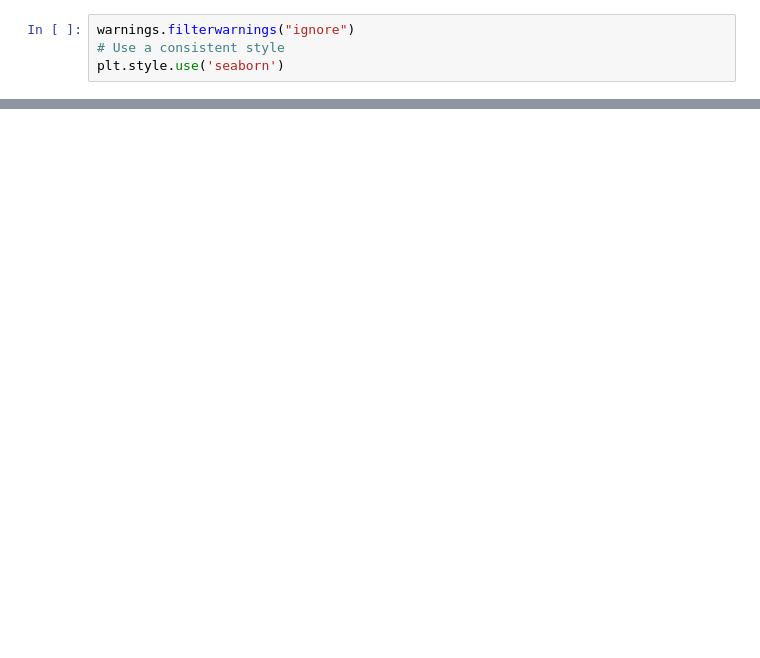
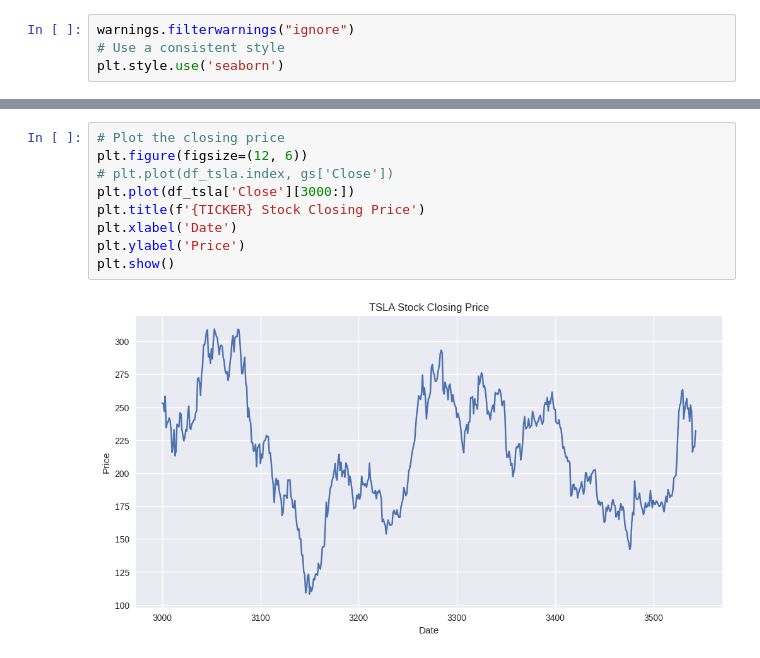
Before and after one commit to Foluwa/mscthesis, a Jupyter notebook: ARIMA_NOTEBOOK.ipynb, the cells around one changed output, grey strips where cells are left out. Drawn from its saved outputs; the diff is of its cells as text; blank space fills up the shorter version.

```diff
--- a/ARIMA_NOTEBOOK.ipynb
+++ b/ARIMA_NOTEBOOK.ipynb
@@ -415,0 +187,11 @@ adf_results, critical_values = stationarity_test(df['Close'])
+# %%
+# Plot the closing price
+plt.figure(figsize=(12, 6))
+# plt.plot(df_tsla.index, gs['Close'])
+plt.plot(df_tsla['Close'][3000:])
+plt.title(f'{TICKER} Stock Closing Price')
+plt.xlabel('Date')
+plt.ylabel('Price')
+plt.show()
+# %% [output]
+[figure, added]
```
Also changed, not shown: parts of 72 cells of this notebook, 1 other file.
